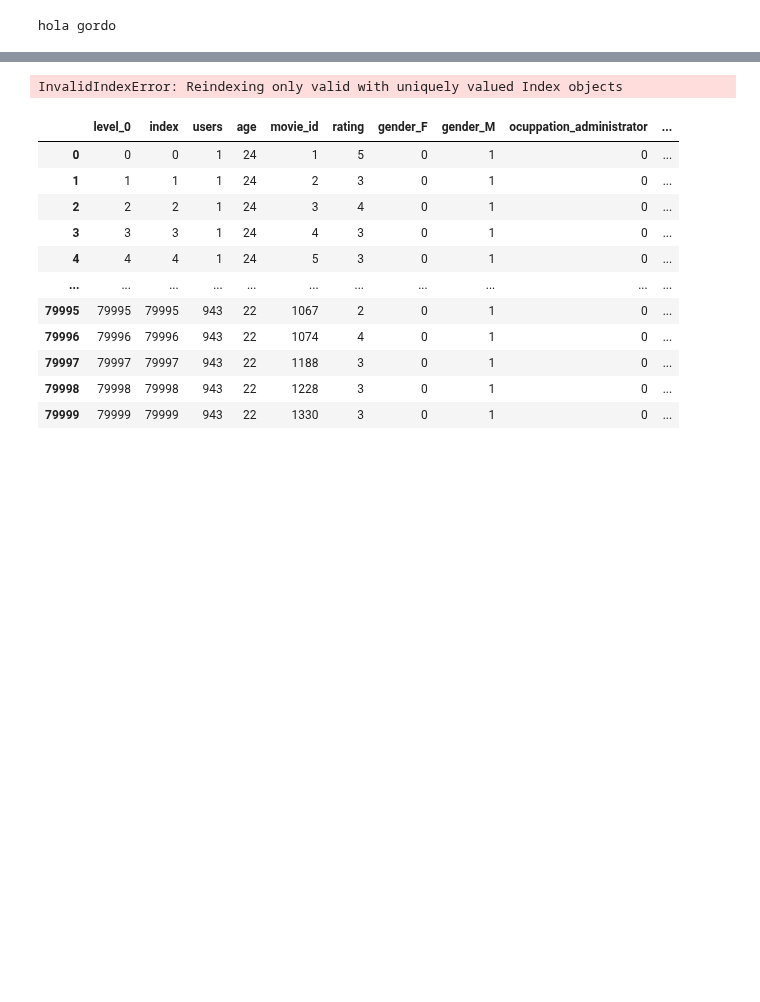
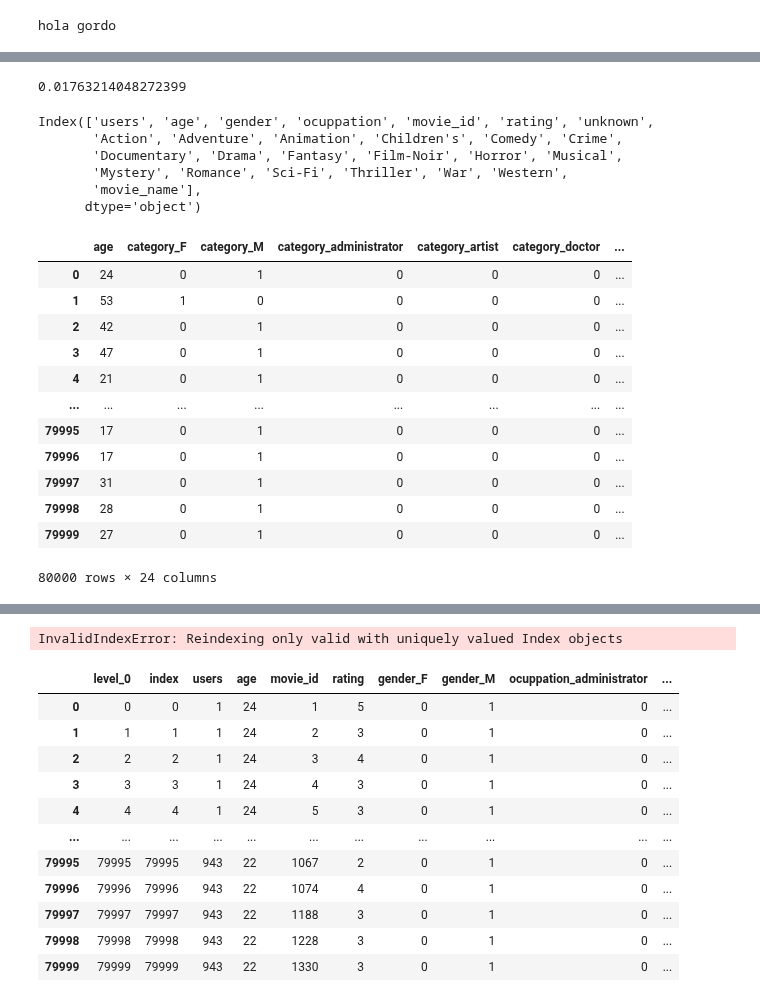
Before and after one commit to briabad/sistemas_recomendacion_movies, a Jupyter notebook: notebook.ipynb, the cells around one changed output, grey strips where cells are left out. Drawn from its saved outputs; the diff is of its cells as text; code cells hidden in the pictures; blank space fills up the shorter version.

```diff
--- a/notebook.ipynb
+++ b/notebook.ipynb
@@ -34,0 +135,38 @@ df_concat.merge(df_items, left_on='movie_id', right_on='movie_id')
+# %%
+df_full.groupby('movie_id')[generos_lista].mean()
+movie_a = df_pref.iloc[0].to_list()
+movie_b = df_pref.iloc[10].to_list()
+spatial.distance.cosine(movie_a, movie_b)
+# %% [output]
+0.01763214048272399
+# %%
+df_full.columns
+# %% [output]
+Index(['users', 'age', 'gender', 'ocuppation', 'movie_id', 'rating', 'unknown',
+       'Action', 'Adventure', 'Animation', 'Children's', 'Comedy', 'Crime',
+       'Documentary', 'Drama', 'Fantasy', 'Film-Noir', 'Horror', 'Musical',
+       'Mystery', 'Romance', 'Sci-Fi', 'Thriller', 'War', 'Western',
+       'movie_name'],
+      dtype='object')
+# %%
+#sistema demografico, recomiendo a traves de grupos
+lista_preferencias = ['age', 'gender', 'ocuppation']
+df_2 = df_full[lista_preferencias]
+# %%
+df_2_num = pd.get_dummies(df_2[lista_preferencias], prefix='category')
+# %%
+df_2_num
+# %% [output]
+|  | age | category_F | category_M | category_administrator | category_artist | category_doctor | ... |
+| 0 | 24 | 0 | 1 | 0 | 0 | 0 | ... |
+| 1 | 53 | 1 | 0 | 0 | 0 | 0 | ... |
+| 2 | 42 | 0 | 1 | 0 | 0 | 0 | ... |
+| 3 | 47 | 0 | 1 | 0 | 0 | 0 | ... |
+| 4 | 21 | 0 | 1 | 0 | 0 | 0 | ... |
+| ... | ... | ... | ... | ... | ... | ... | ... |
+| 79995 | 17 | 0 | 1 | 0 | 0 | 0 | ... |
+| 79996 | 17 | 0 | 1 | 0 | 0 | 0 | ... |
+| 79997 | 31 | 0 | 1 | 0 | 0 | 0 | ... |
+| 79998 | 28 | 0 | 1 | 0 | 0 | 0 | ... |
+| 79999 | 27 | 0 | 1 | 0 | 0 | 0 | ... |
+80000 rows × 24 columns
```
Also changed, not shown: parts of 13 cells of this notebook, 2 other files.
